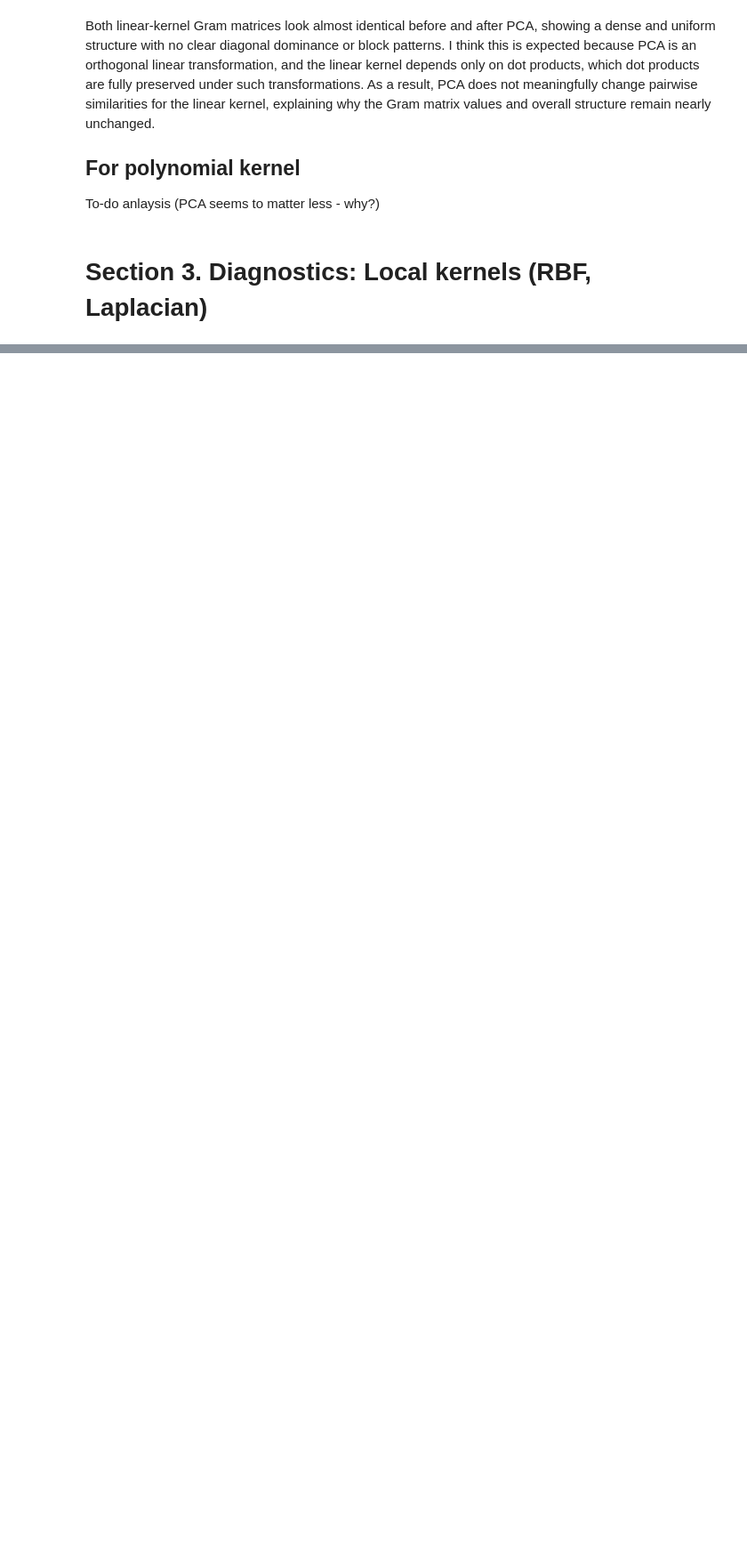
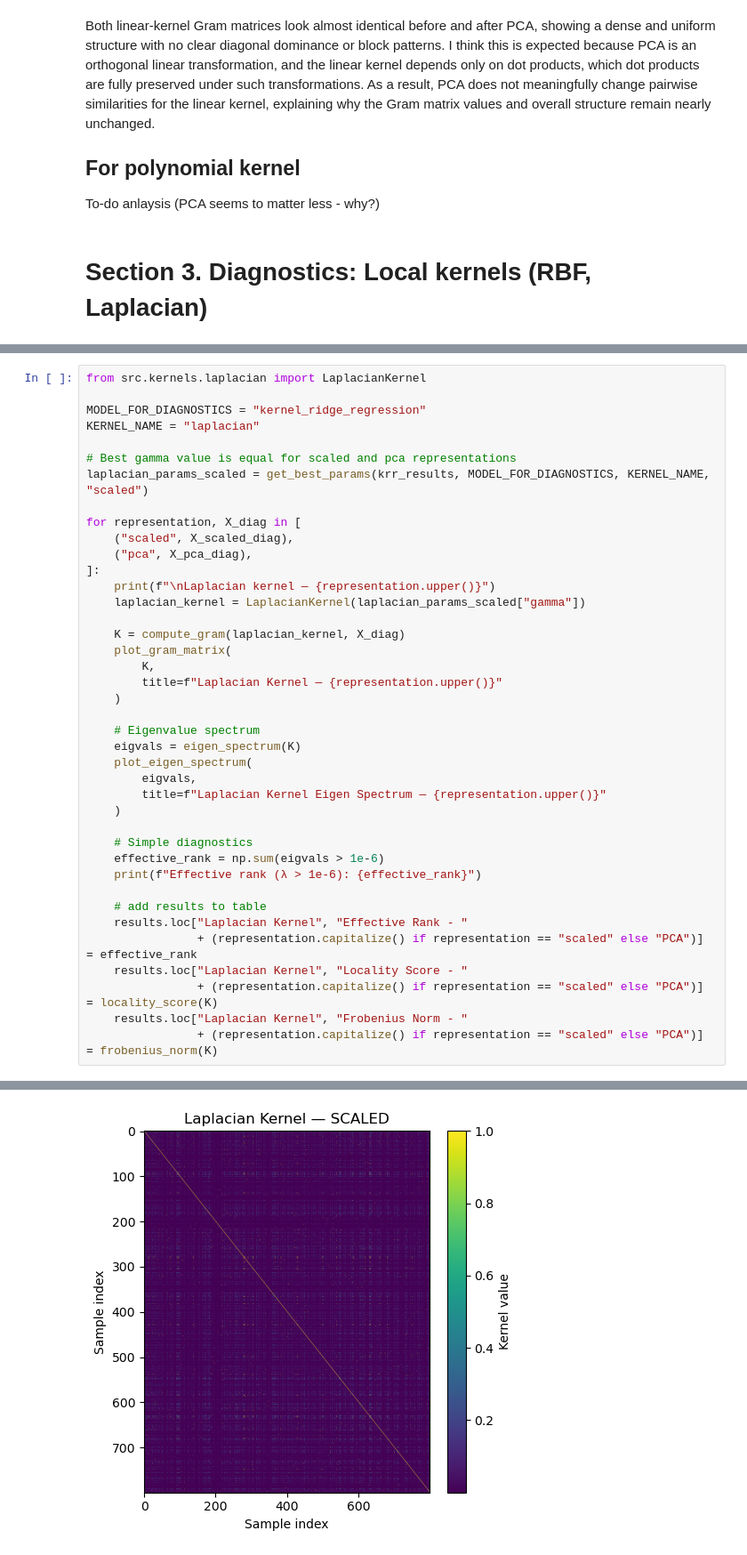
Before and after one commit to dimanaStoyanova7/kernel-regression-dim-reduction, a Jupyter notebook: notebooks/30_kernel_diagnostics.ipynb, the cells around one changed output, grey strips where cells are left out. Shown at 89% size. Saved outputs shown, nothing was run; the diff lists cells and outputs as text; blank space fills up the shorter version.

```diff
--- a/notebooks/30_kernel_diagnostics.ipynb
+++ b/notebooks/30_kernel_diagnostics.ipynb
@@ -226,0 +306,41 @@ To-do anlaysis (PCA seems to matter less - why?)
+# %%
+from src.kernels.laplacian import LaplacianKernel
+
+MODEL_FOR_DIAGNOSTICS = "kernel_ridge_regression"
+KERNEL_NAME = "laplacian"
+
+# Best gamma value is equal for scaled and pca representations
+laplacian_params_scaled = get_best_params(krr_results, MODEL_FOR_DIAGNOSTICS, KERNEL_NAME, "scaled")
+
+for representation, X_diag in [
+    ("scaled", X_scaled_diag),
+    ("pca", X_pca_diag),
+]:
+    print(f"\nLaplacian kernel — {representation.upper()}")
+    laplacian_kernel = LaplacianKernel(laplacian_params_scaled["gamma"])
+
+    K = compute_gram(laplacian_kernel, X_diag)
+    plot_gram_matrix(
+        K,
+        title=f"Laplacian Kernel — {representation.upper()}"
+    )
+
+    # Eigenvalue spectrum
+    eigvals = eigen_spectrum(K)
+    plot_eigen_spectrum(
+        eigvals,
+        title=f"Laplacian Kernel Eigen Spectrum — {representation.upper()}"
+    )
+
+    # Simple diagnostics
+    effective_rank = np.sum(eigvals > 1e-6)
+    print(f"Effective rank (λ > 1e-6): {effective_rank}")
+
+    # add results to table
+    results.loc["Laplacian Kernel", "Effective Rank - "
+                + (representation.capitalize() if representation == "scaled" else "PCA")] = effective_rank
+    results.loc["Laplacian Kernel", "Locality Score - "
+                + (representation.capitalize() if representation == "scaled" else "PCA")] = locality_score(K)
+    results.loc["Laplacian Kernel", "Frobenius Norm - "
+                + (representation.capitalize() if representation == "scaled" else "PCA")] = frobenius_norm(K)
+# %% [output]
@@ -226,0 +348 @@ To-do anlaysis (PCA seems to matter less - why?)
+[figure, added]
```
Also changed, not shown: parts of 10 cells of this notebook, 1 other file.
